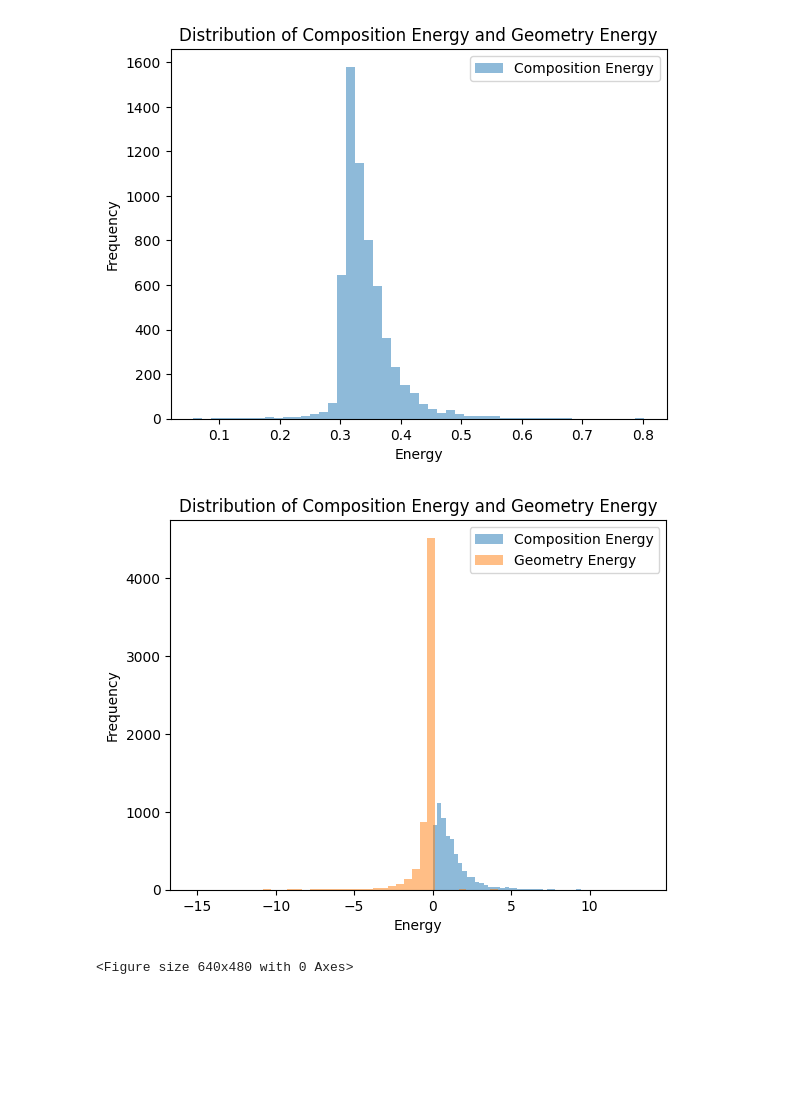
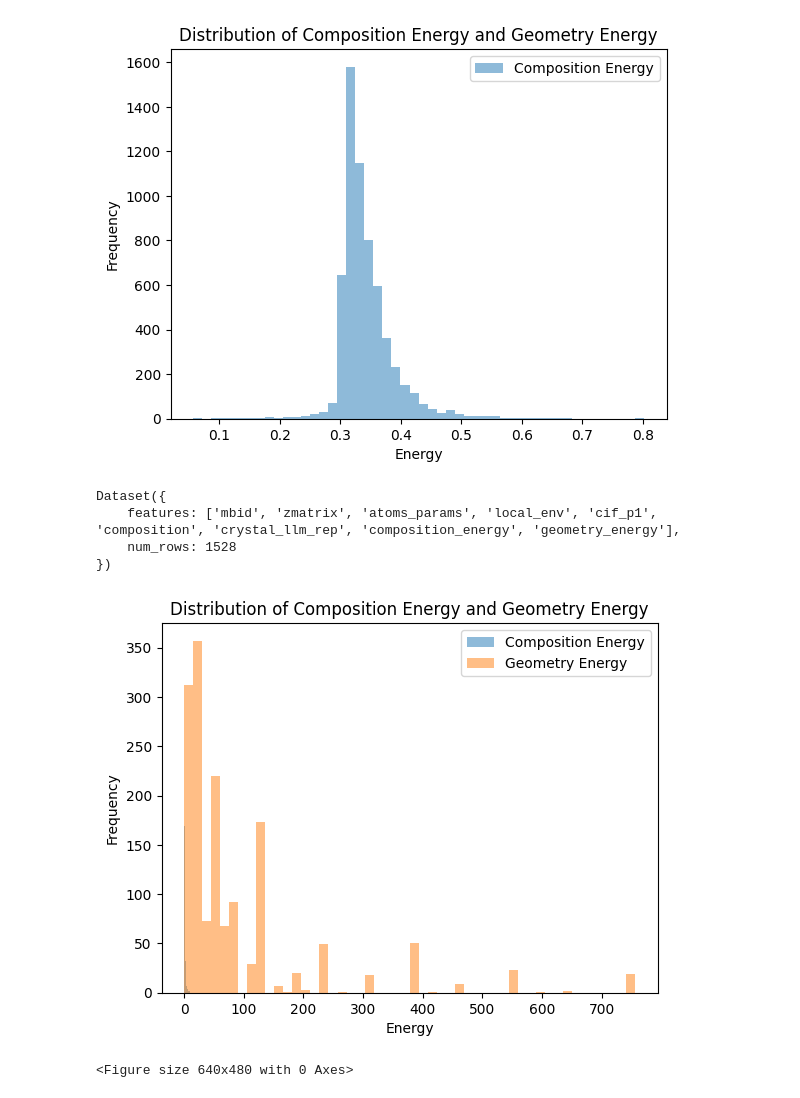
Before and after one commit to lamalab-org/MatText, a Jupyter notebook: notebooks/linear_potential_dev.ipynb, the cells around one changed output. Cells and saved outputs as stored; diff of their text form; code cells hidden in the pictures; blank space fills up the shorter version.

```diff
--- a/notebooks/linear_potential_dev.ipynb
+++ b/notebooks/linear_potential_dev.ipynb
@@ -286,5 +279,5 @@ with open('prop_alpha_result.json', 'w') as fp:
 from datasets import load_dataset
 # %%
 #path= "/work/so87pot/material_db/qmof_text/qmof_filtered_text.json"
-path="/work/so87pot/material_db/lp/test_matbench_dielectric_0.json"
+path="/Users/n0w0f/git/MatText/notebooks/processed_data/gvrh-test-filtered_processed.json"
 ds = load_dataset("json", data_files=path,split="train")
@@ -640,25 +653,32 @@ path="/work/so87pot/material_db/lp_dataset/train_matbench_log_gvrh_0.json"
 dataset = load_dataset("json", data_files=path,split="train")
+# %%
+ds
+# %% [output]
+Dataset({
+    features: ['mbid', 'zmatrix', 'atoms_params', 'local_env', 'cif_p1', 'composition', 'crystal_llm_rep', 'composition_energy', 'geometry_energy'],
+    num_rows: 1528
+})
 # %%
-new_dataset_dict['geometry_energy_normalized'],dataset['geometry_energy']
+#new_dataset_dict['geometry_energy_normalized'],dataset['geometry_energy']
 import matplotlib.pyplot as plt
 
 # Plotting the first distribution
-plt.hist(dataset['composition_energy'], bins=50, alpha=0.5, label='Composition Energy')
+plt.hist(ds['composition_energy'], bins=50, alpha=0.5, label='Composition Energy')
 
 # Plotting the second distribution
-plt.hist(dataset['geometry_energy'], bins=50, alpha=0.5, label='Geometry Energy')
+plt.hist(ds['geometry_energy'], bins=50, alpha=0.5, label='Geometry Energy')
 
 # Adding labels and title
 plt.xlabel('Energy')
 plt.ylabel('Frequency')
 plt.title('Distribution of Composition Energy and Geometry Energy')
 
 # Adding legend
 plt.legend()
 
 # Display the plot
 plt.show()
 plt.savefig("composition_geometry_energy.png")
 # %% [output]
-[figure, old version]
+[figure, new version]
 <Figure size 640x480 with 0 Axes>
```
Also changed, not shown: parts of 4 cells of this notebook, 5 other files.
